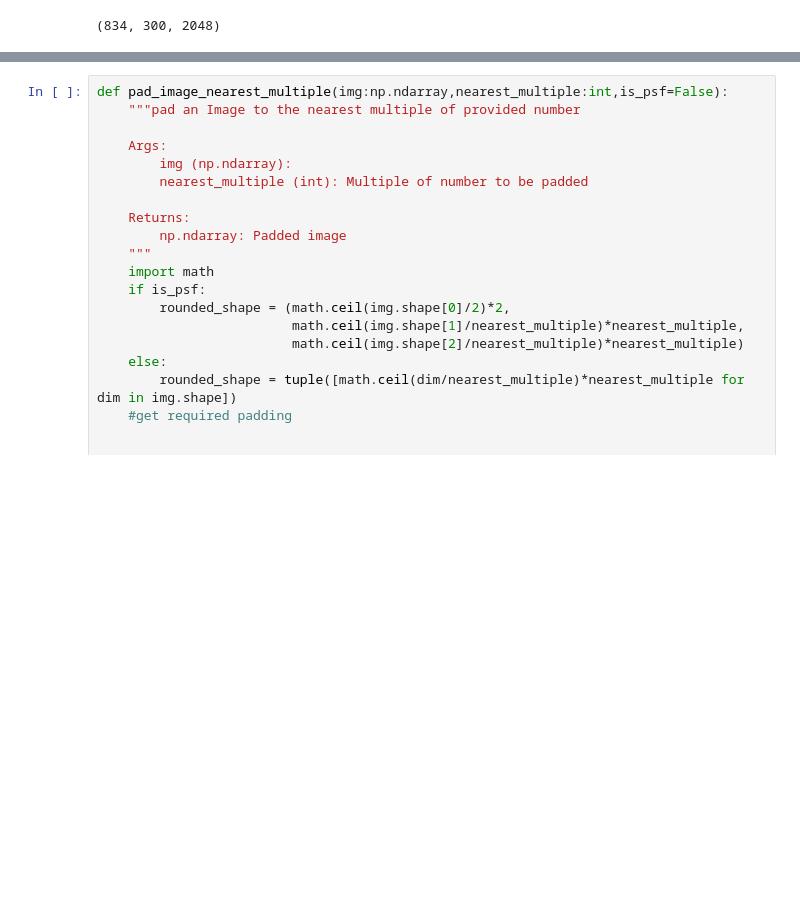
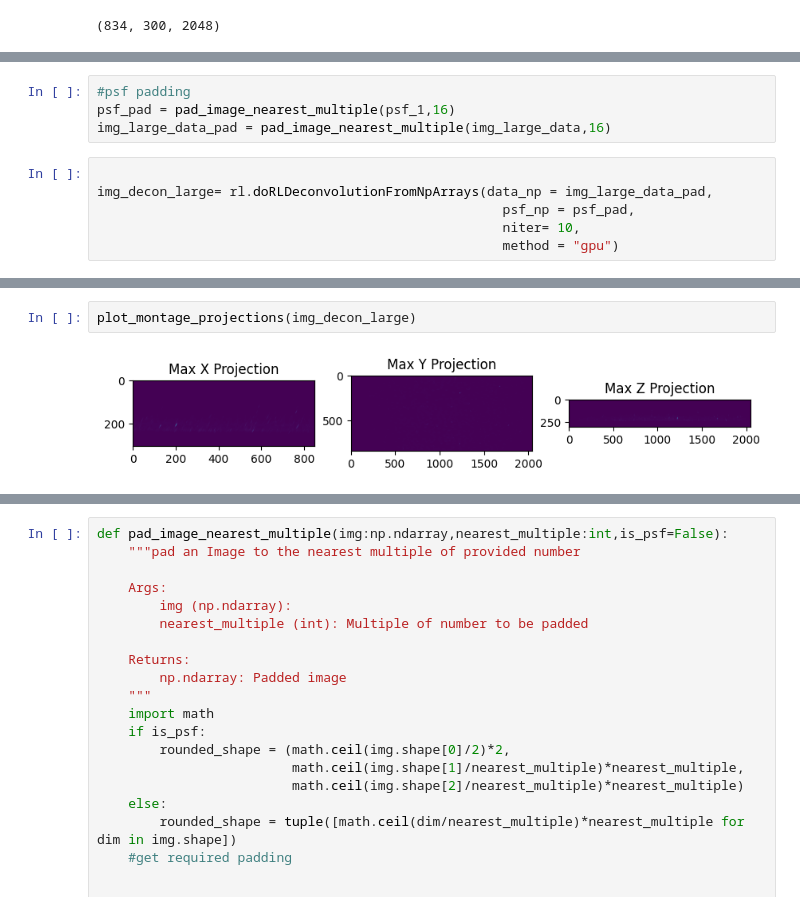
Before and after one commit to BioimageAnalysisCoreWEHI/napari_lattice, a Jupyter notebook: notebooks/deconvolution_RedLionFish.ipynb, the cells around one changed output, grey strips where cells are left out. Drawn from its saved outputs; the diff is of its cells as text; blank space fills up the shorter version.

```diff
--- a/notebooks/deconvolution_RedLionFish.ipynb
+++ b/notebooks/deconvolution_RedLionFish.ipynb
@@ -126,0 +193,10 @@ KeyboardInterrupt:
+# %%
+#psf padding
+psf_pad = pad_image_nearest_multiple(psf_1,16)
+img_large_data_pad = pad_image_nearest_multiple(img_large_data,16)
+# %%
+
+img_decon_large= rl.doRLDeconvolutionFromNpArrays(data_np = img_large_data_pad,
+                                                    psf_np = psf_pad,
+                                                    niter= 10,
+                                                    method = "gpu")
@@ -126,0 +205,4 @@ KeyboardInterrupt:
+# %%
+plot_montage_projections(img_decon_large)
+# %% [output]
+[figure, added]
```
Also changed, not shown: parts of 18 cells of this notebook, 2 other files.
